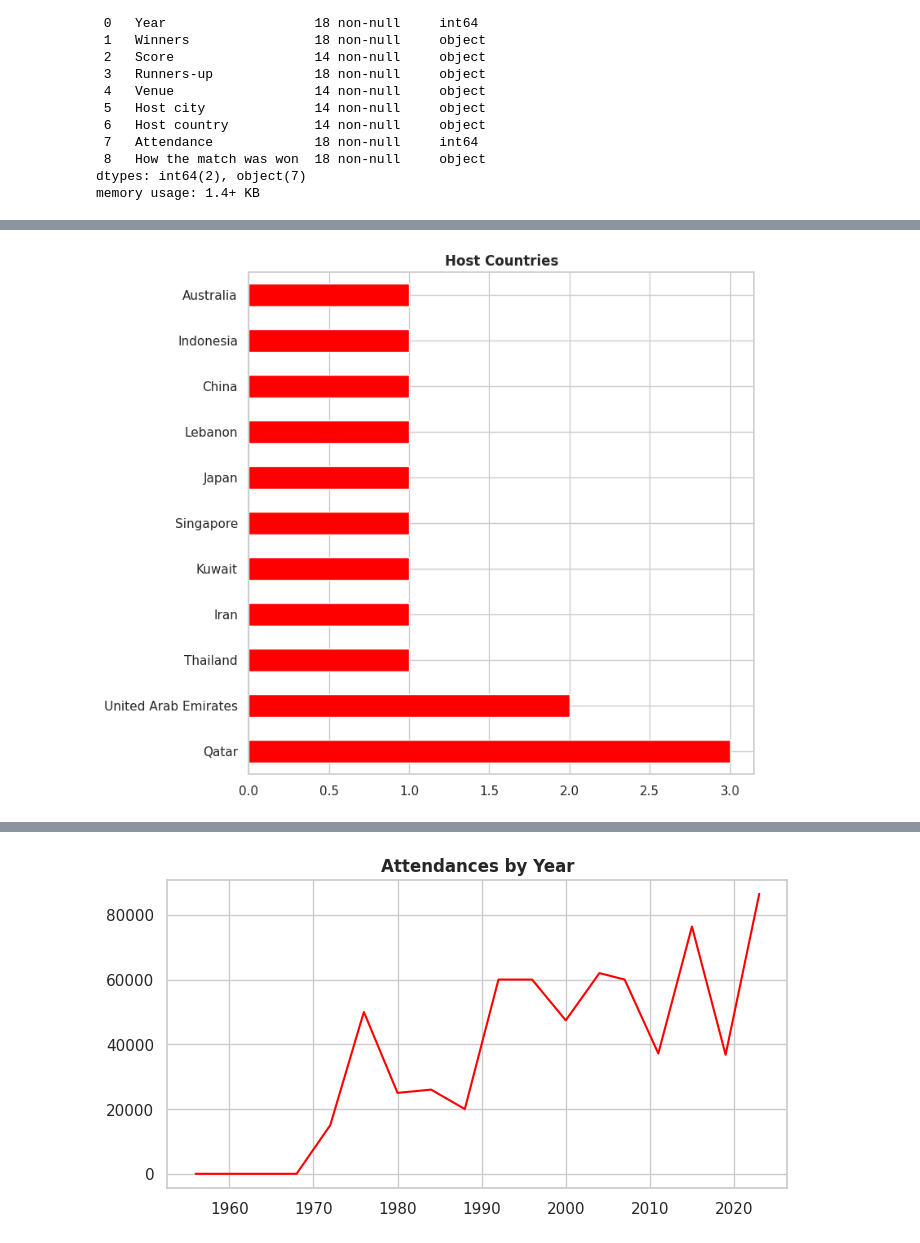
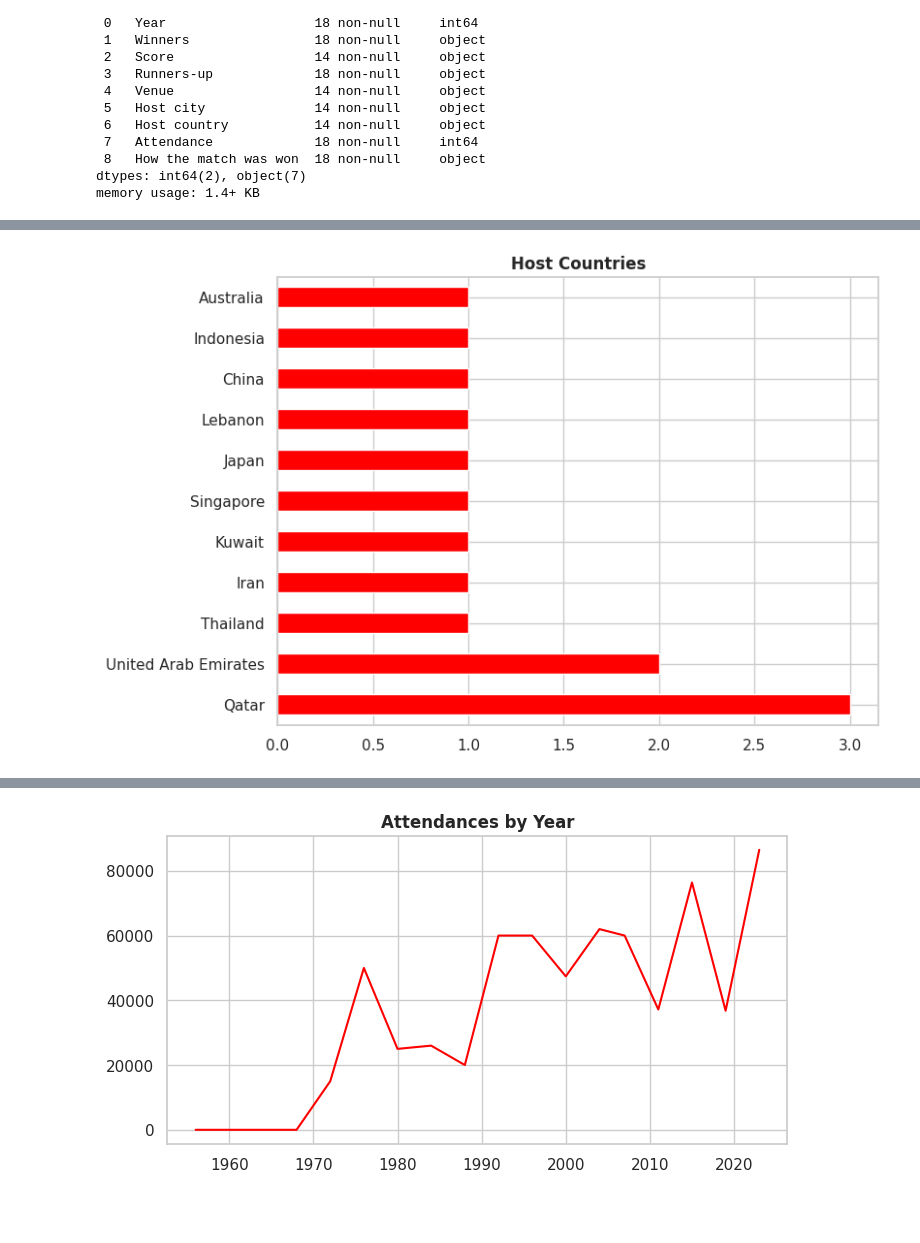
Before and after one commit to guilhermelaviola/SoccerCompetitionsStudy, a Jupyter notebook: AsianCupStudy.ipynb, the cells around one changed output, grey strips where cells are left out. Saved outputs shown, nothing was run; the diff lists cells and outputs as text; code cells hidden in the pictures; blank space fills up the shorter version.

```diff
--- a/AsianCupStudy.ipynb
+++ b/AsianCupStudy.ipynb
@@ -66,10 +66,10 @@ plt.show()
 # %%
 # Displaying host countries by nation:
-ac['Host country'].value_counts().plot(kind = 'barh', color = 'red', figsize = (8, 8))
+ac['Host country'].value_counts().plot(kind = 'barh', color = 'red', figsize = (8, 6))
 plt.ylabel(None)
 plt.title('Host Countries', fontweight = 'bold')
 plt.show()
 # %% [output]
-[figure, old version]
+[figure, new version]
 # %%
 # Displaying cities that hosted finals:
```
Also changed, not shown: parts of 7 cells of this notebook.
